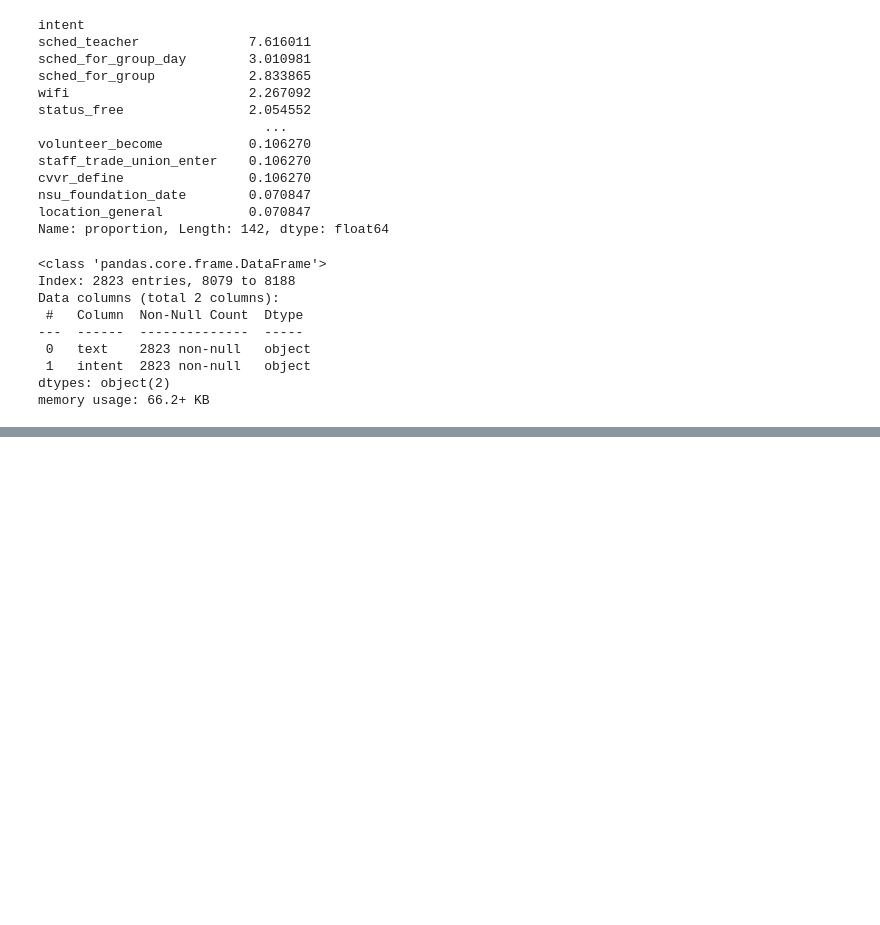
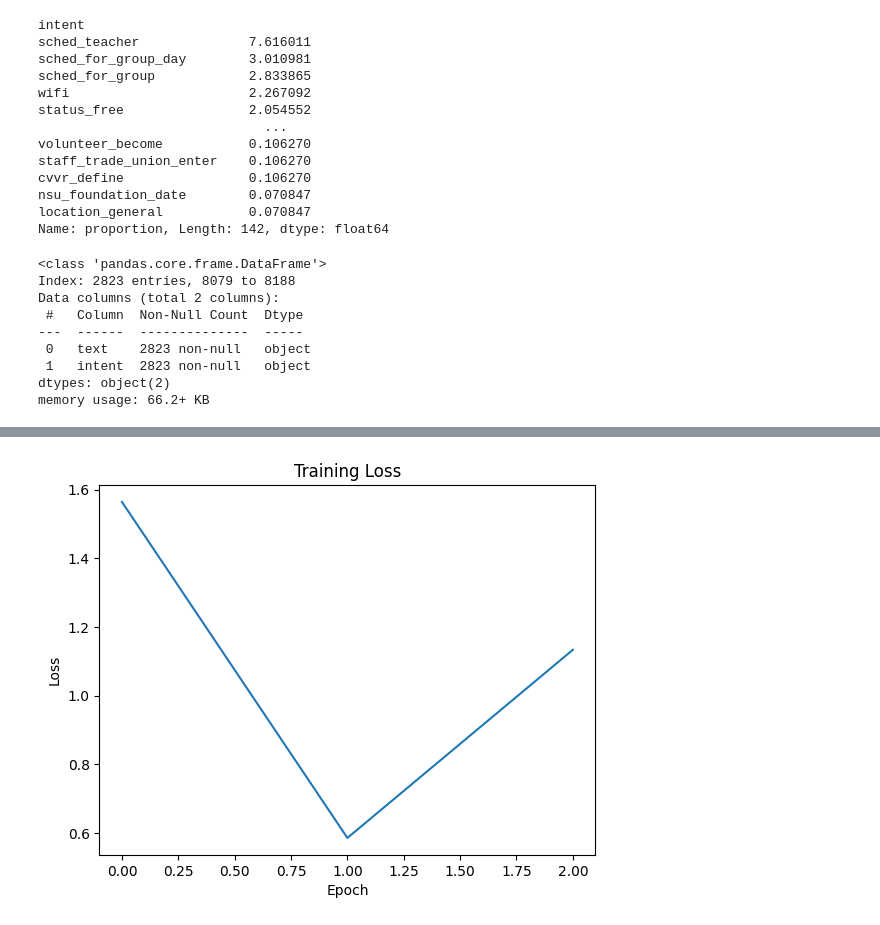
Before and after one commit to AirisFiorentini/Intent-recognition-methods-in-Russian-language-user-generated-content, a Jupyter notebook: russian-intents-dataset-university-domain.ipynb, the cells around one changed output, grey strips where cells are left out. Cells and saved outputs as stored; diff of their text form; code cells hidden in the pictures; blank space fills up the shorter version.

```diff
--- a/russian-intents-dataset-university-domain.ipynb
+++ b/russian-intents-dataset-university-domain.ipynb
@@ -99,3 +99,6 @@ tokenizer = BertTokenizer.from_pretrained('bert-base-uncased')
+# %%
+from transformers import AutoTokenizer, AutoModel
+tokenizer = AutoTokenizer.from_pretrained("cointegrated/rubert-tiny2")
 # %%
 # Преобразование текста в токены
 input_texts = train['text'].values.tolist()  # Преобразуйте тексты в список
@@ -113,7 +116,13 @@ import torch.nn as nn
 from transformers import BertForSequenceClassification, AdamW
 # %%
 # Загрузка предобученной модели BERT
-model = BertForSequenceClassification.from_pretrained('bert-base-uncased', num_labels=len(train_data['intent'].unique()))
+#model = BertForSequenceClassification.from_pretrained('bert-base-uncased', num_labels=len(train_data['intent'].unique()))
+
+#ruberttiny
+# model = AutoModel.from_pretrained("cointegrated/rubert-tiny2")
+
+model = BertForSequenceClassification.from_pretrained("cointegrated/rubert-tiny2", num_labels=len(unique_intents))
+
 
 # Определение оптимизатора
 optimizer = AdamW(model.parameters(), lr=1e-3)
@@ -306,0 +306,74 @@ Epoch: 1, Train Loss: 4.6928
+# %%
+from transformers import BertForSequenceClassification
+
+# tokenizer = AutoTokenizer.from_pretrained("cointegrated/rubert-tiny2")
+# model = BertForSequenceClassification.from_pretrained("cointegrated/rubert-tiny2")
+
+# Количество эпох
+epochs = 5
+
+# Список для хранения значений потерь на каждой эпохе
+loss_values = []
+best_loss = float('inf')
+best_acc = 0.98
+
+for epoch in range(epochs):
+    model.train()
+    total_loss = 0
+
+    # Используйте tqdm для отображения прогресса
+    for batch in tqdm(train_data_loader, desc=f"Epoch {epoch+1}"):
+        optimizer.zero_grad()
+        input_ids = batch['input_ids']
+        attention_mask = batch['attention_mask']
+        labels = batch['labels']
+
+        outputs = model(input_ids, attention_mask=attention_mask, labels=labels)
+        loss = outputs.loss
+        total_loss += loss.item()
+        loss.backward()
+        optimizer.step()
+
+    avg_train_loss = total_loss / len(train_data_loader)
+    loss_values.append(avg_train_loss)
+
+    print(f"Epoch: {epoch+1}, Train Loss: {avg_train_loss:.4f}")
+
+    model.eval()
+    predictions , true_labels = [], []
+
+    for batch in tqdm(test_data_loader, desc=f"Validation Epoch {epoch+1}"):
+        with torch.no_grad():
+            input_ids = batch['input_ids']
+            attention_mask = batch['attention_mask']
+            labels = batch['labels']
+
+            outputs = model(input_ids, attention_mask=attention_mask, labels=labels)
+            logits = outputs.logits
+            logits = logits.detach().cpu().numpy()
+            label_ids = labels.to('cpu').numpy()
+
+            # print(logits.shape)
+            predictions.extend(np.argmax(logits, axis=1).flatten())
+            true_labels.extend(label_ids.flatten())
+
+    acc = accuracy_score(true_labels, predictions)
+    rec = recall_score(true_labels, predictions, average='weighted')
+    f1 = f1_score(true_labels, predictions, average='weighted')
+
+    print(f"Accuracy: {acc:.4f}, Recall: {rec:.4f}, F1-score: {f1:.4f}")
+
+    # Ранняя остановка по потерям на валидации
+    if avg_train_loss > best_loss:
+        print("Early stopping due to increase in validation loss")
+        break
+
+    # Ранняя остановка по точности на валидации
+    if acc >= best_acc:
+        print("Early stopping due to reaching target accuracy")
+        break
+
+    best_loss = avg_train_loss
+
+plot_loss(loss_values)
+# %% [output]
@@ -307,2 +387,3 @@ Epoch: 1, Train Loss: 4.6928
+[figure, added]
 # %%
 # plot_loss(loss_values)
```
Also changed, not shown: parts of 7 cells of this notebook.
